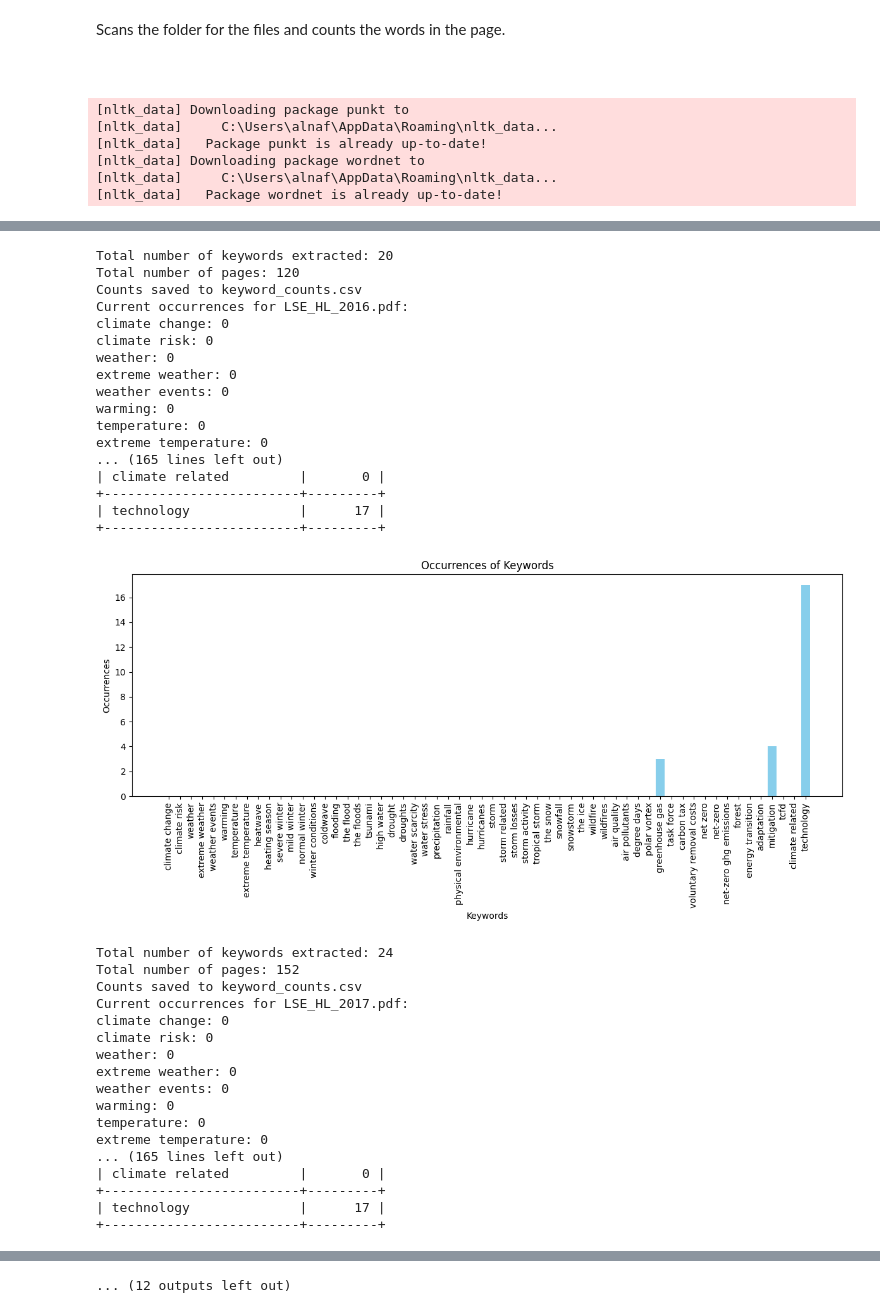
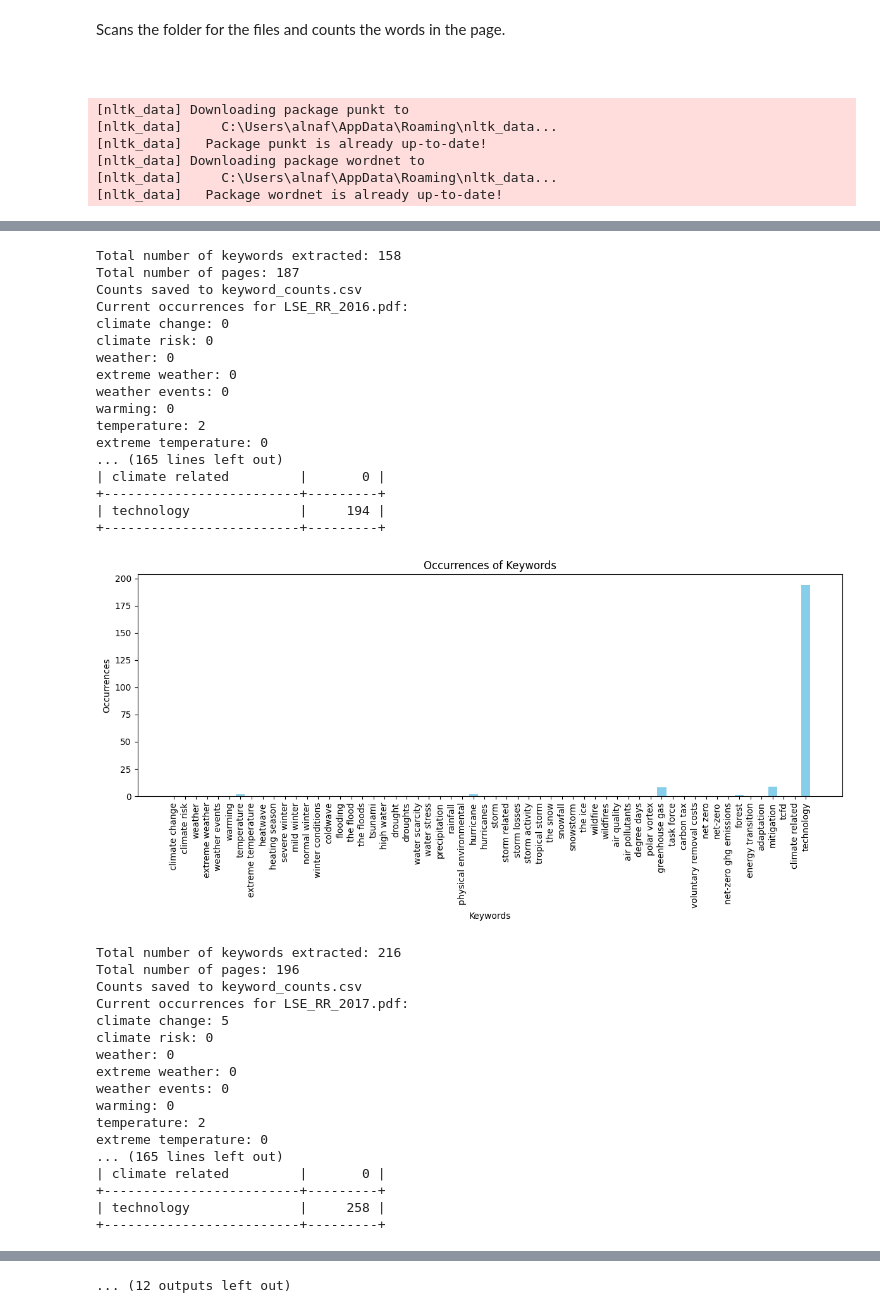
Before and after one commit to AlnafisVSCode/LSBU_Projects, a Jupyter notebook: collabExtract.ipynb, the cells around one changed output, grey strips where cells are left out. Drawn from its saved outputs; the diff is of its cells as text; code cells hidden in the pictures.

```diff
--- a/collabExtract.ipynb
+++ b/collabExtract.ipynb
@@ -796,7 +796,7 @@ def process_pdf_folder(folder_path):
             print(f"Total number of pages: {total_pages}")
 
 # Run the function with the specified folder path
-folder_path = 'Reports\Hargreaves Lansdown Plc'
+folder_path = 'Reports\Rolls-Royce plc'
 process_pdf_folder(folder_path)
 # %% [output]
 [nltk_data] Downloading package punkt to
@@ -862,35 +862,35 @@ extreme temperature: 0
-Total number of keywords extracted: 20
-Total number of pages: 120
+Total number of keywords extracted: 158
+Total number of pages: 187
 Counts saved to keyword_counts.csv
-Current occurrences for LSE_HL_2016.pdf:
+Current occurrences for LSE_RR_2016.pdf:
 climate change: 0
 climate risk: 0
 weather: 0
 extreme weather: 0
 weather events: 0
 warming: 0
-temperature: 0
+temperature: 2
 extreme temperature: 0
 ... (165 lines left out)
 | climate related         |       0 |
 +-------------------------+---------+
-| technology              |      17 |
+| technology              |     194 |
 +-------------------------+---------+
-[figure, old version]
+[figure, new version]
-Total number of keywords extracted: 24
-Total number of pages: 152
+Total number of keywords extracted: 216
+Total number of pages: 196
 Counts saved to keyword_counts.csv
-Current occurrences for LSE_HL_2017.pdf:
-climate change: 0
+Current occurrences for LSE_RR_2017.pdf:
+climate change: 5
 climate risk: 0
 weather: 0
 extreme weather: 0
 weather events: 0
 warming: 0
-temperature: 0
+temperature: 2
 extreme temperature: 0
 ... (165 lines left out)
 | climate related         |       0 |
 +-------------------------+---------+
-| technology              |      17 |
+| technology              |     258 |
 +-------------------------+---------+
```
Also changed, not shown: parts of 2 cells of this notebook.
